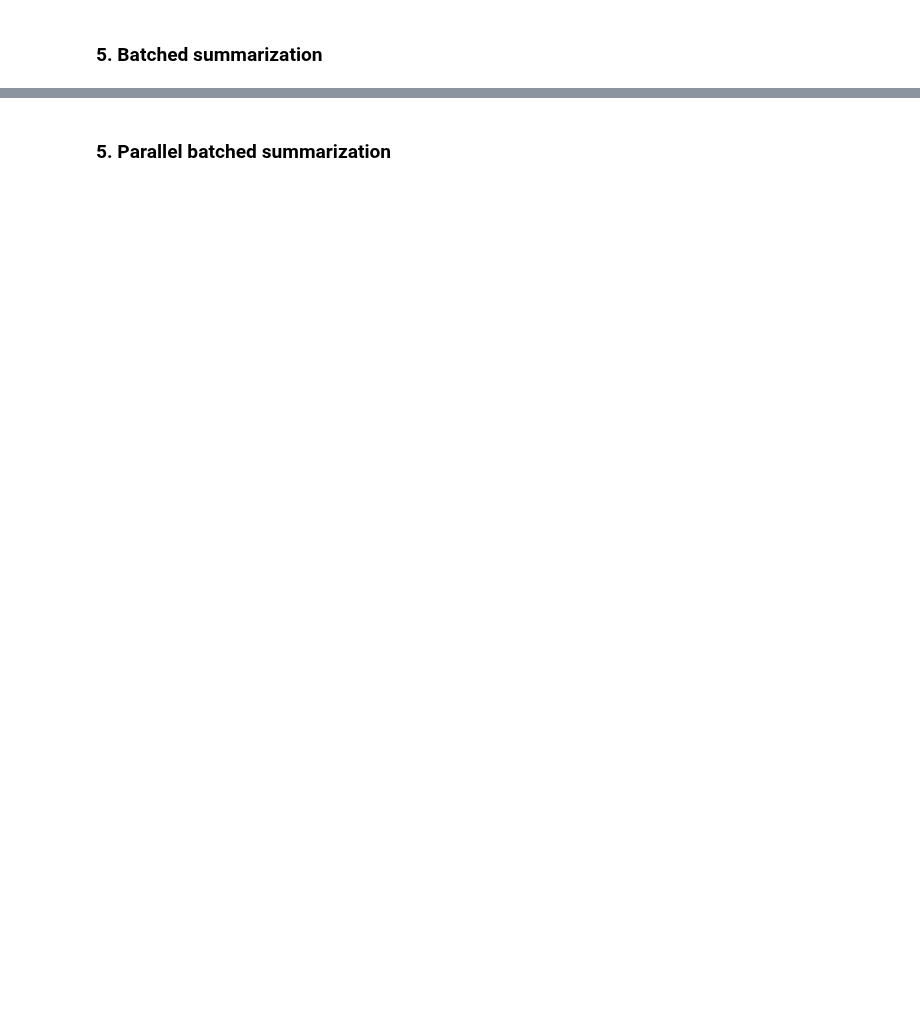
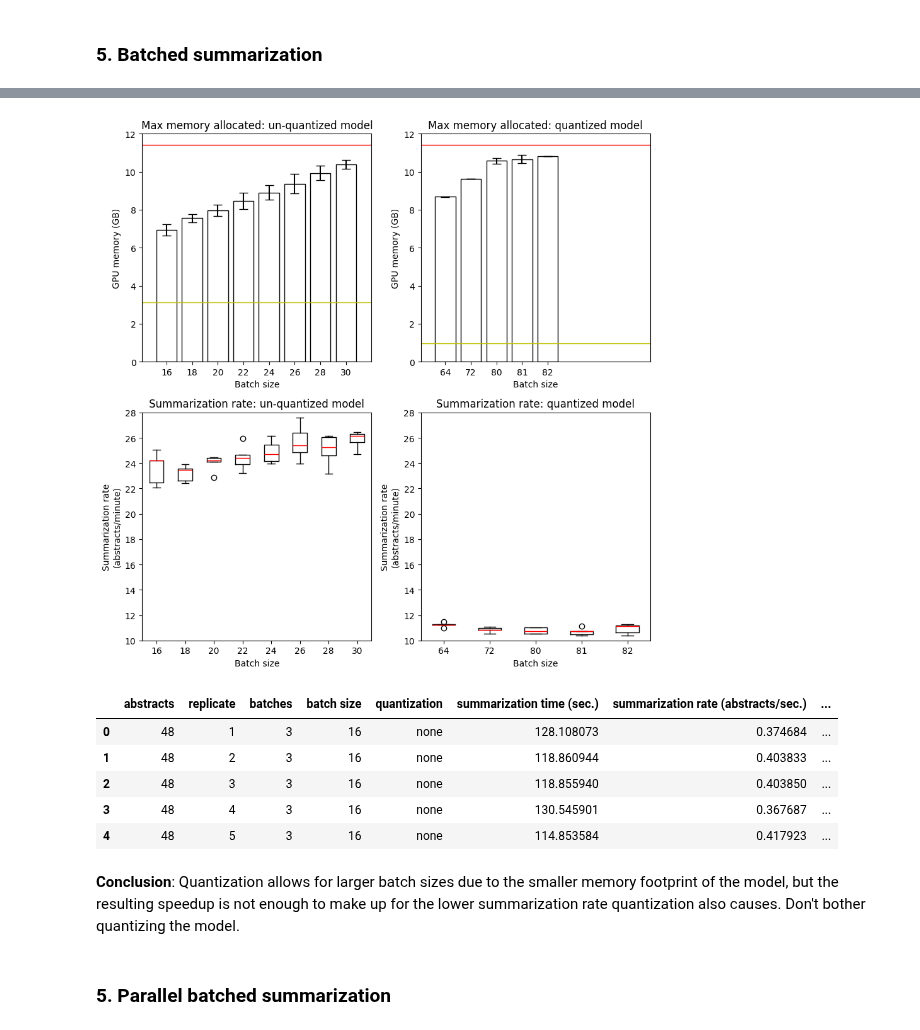
Before and after one commit to gperdrizet/PUBSUM, a Jupyter notebook: pubsum/notebooks/benchmarking_results.ipynb, the cells around one changed output, grey strips where cells are left out. Cells and saved outputs as stored; diff of their text form; code cells hidden in the pictures; blank space fills up the shorter version.

Commit message:
Added conclusion notes for each experiment, cleaned up minor issues.

```diff
--- a/pubsum/notebooks/benchmarking_results.ipynb
+++ b/pubsum/notebooks/benchmarking_results.ipynb
@@ -63,30 +111,40 @@ data.head()
 # %%
 data, plt = plot_funcs.batch_summarization_plot(
     datafile='../benchmarks/batched_summarization/results.csv',
     unique_condition_columns=[
         'batch size',
         'quantization'
     ],
     oom_columns=[
         'summarization time (sec.)',
         'summarization rate (abstracts/sec.)',
         'model memory footprint (bytes)',
         'max memory allocated (bytes)'
     ],
     str_columns=['quantization'],
     int_columns=[
         'model memory footprint (bytes)',
         'max memory allocated (bytes)'
     ],
     float_columns=[
         'summarization time (sec.)',
         'summarization rate (abstracts/sec.)'
     ],
     oom_replacement_val=np.nan
 )
 
 plt.show()
-data
+data.head()
+# %% [output]
+[figure, added]
+|  | abstracts | replicate | batches | batch size | quantization | summarization time (sec.) | summarization rate (abstracts/sec.) | ... |
+| 0 | 48 | 1 | 3 | 16 | none | 128.108073 | 0.374684 | ... |
+| 1 | 48 | 2 | 3 | 16 | none | 118.860944 | 0.403833 | ... |
+| 2 | 48 | 3 | 3 | 16 | none | 118.855940 | 0.403850 | ... |
+| 3 | 48 | 4 | 3 | 16 | none | 130.545901 | 0.367687 | ... |
+| 4 | 48 | 5 | 3 | 16 | none | 114.853584 | 0.417923 | ... |
+# %% [markdown]
+**Conclusion**: Quantization allows for larger batch sizes due to the smaller memory footprint of the model, but the resulting speedup is not enough to make up for the lower summarization rate quantization also causes. Don't bother quantizing the model.
 # %% [markdown]
 ### 5. Parallel batched summarization
 # %%
```
Also changed, not shown: parts of 15 cells of this notebook.
